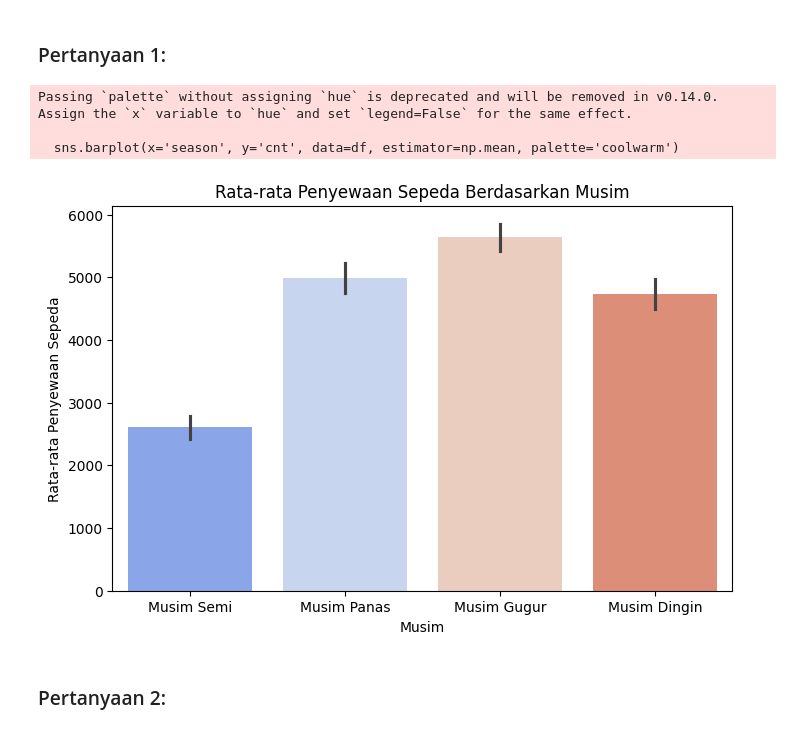
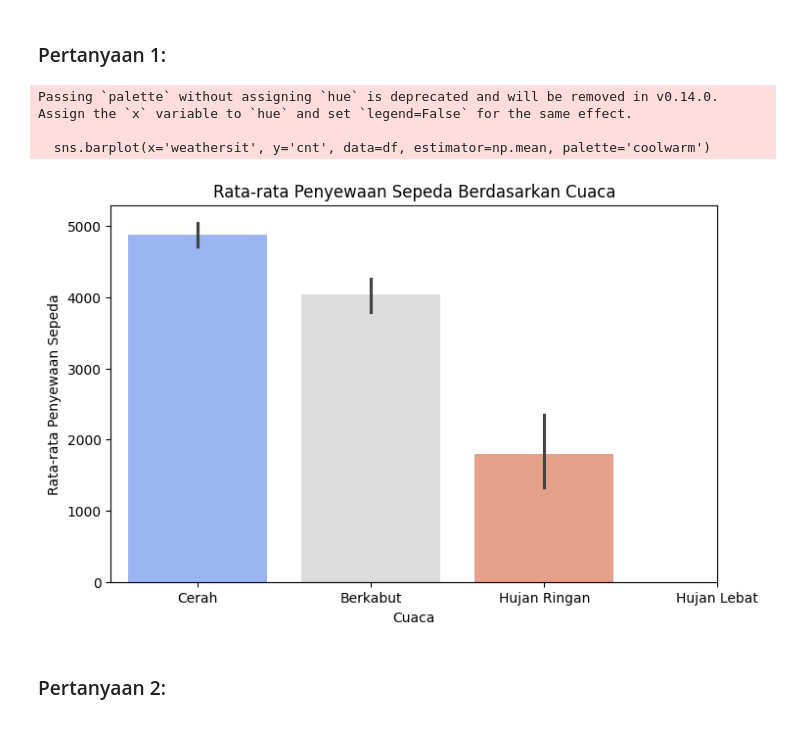
Before and after one commit to FatwaAlFajar/submission-main, a Jupyter notebook: notebook.ipynb, the cells around one changed output. Cells and saved outputs as stored; diff of their text form; code cells hidden in the pictures.

```diff
--- a/notebook.ipynb
+++ b/notebook.ipynb
@@ -297,21 +297,22 @@ hour_df.sample(10)
 # %% [markdown]
 ### Pertanyaan 1:
 # %%
-def tampilkan_penyewaan_berdasarkan_musim(df):
+def tampilkan_penyewaan_berdasarkan_cuaca(df):
     plt.figure(figsize=(8,5))
-    sns.barplot(x='season', y='cnt', data=df, estimator=np.mean, palette='coolwarm')
-    plt.xlabel('Musim')
+    sns.barplot(x='weathersit', y='cnt', data=df, estimator=np.mean, palette='coolwarm')
+    plt.xlabel('Cuaca')
     plt.ylabel('Rata-rata Penyewaan Sepeda')
-    plt.title('Rata-rata Penyewaan Sepeda Berdasarkan Musim')
-    plt.xticks(ticks=[0, 1, 2, 3], labels=['Musim Semi', 'Musim Panas', 'Musim Gugur', 'Musim Dingin'])
+    plt.title('Rata-rata Penyewaan Sepeda Berdasarkan Cuaca')
+    plt.xticks(ticks=[0, 1, 2, 3], labels=['Cerah', 'Berkabut', 'Hujan Ringan', 'Hujan Lebat'])
     plt.show()
 
-tampilkan_penyewaan_berdasarkan_musim(day_df)
+# Panggil fungsi untuk menampilkan penyewaan berdasarkan cuaca
+tampilkan_penyewaan_berdasarkan_cuaca(day_df)
 # %% [output]
 Passing `palette` without assigning `hue` is deprecated and will be removed in v0.14.0. Assign the `x` variable to `hue` and set `legend=False` for the same effect.
 
-  sns.barplot(x='season', y='cnt', data=df, estimator=np.mean, palette='coolwarm')
+  sns.barplot(x='weathersit', y='cnt', data=df, estimator=np.mean, palette='coolwarm')
-[figure, old version]
+[figure, new version]
 # %% [markdown]
 ### Pertanyaan 2:
 # %%
```
